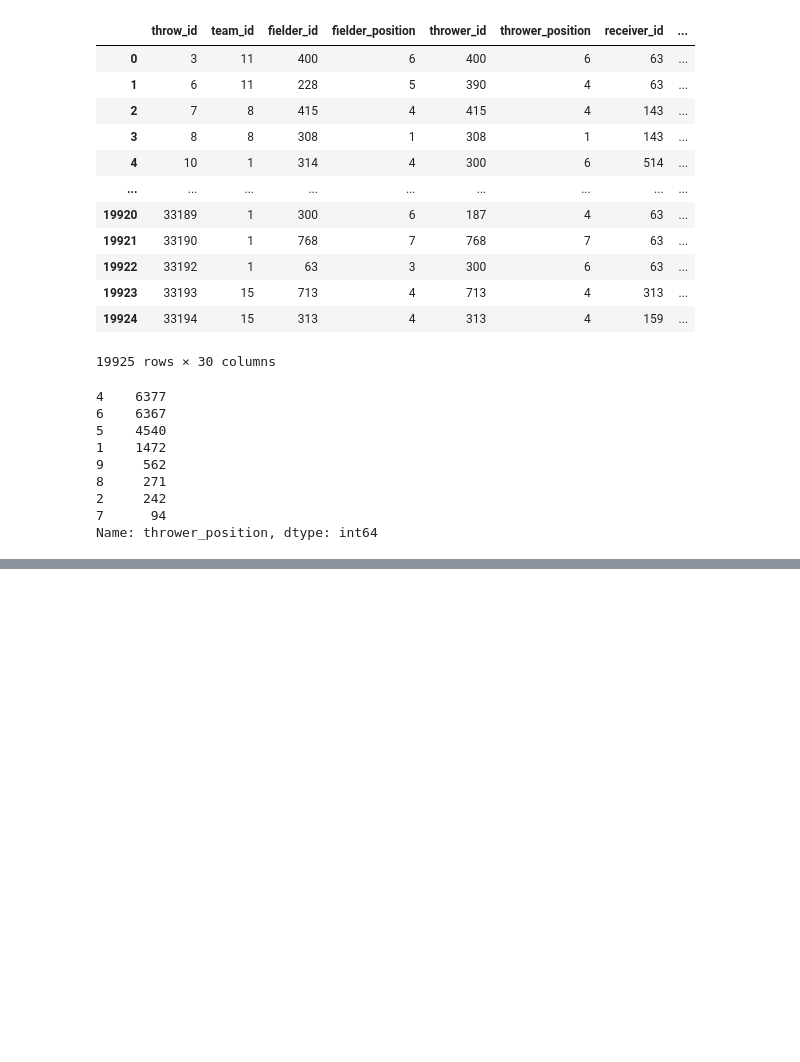
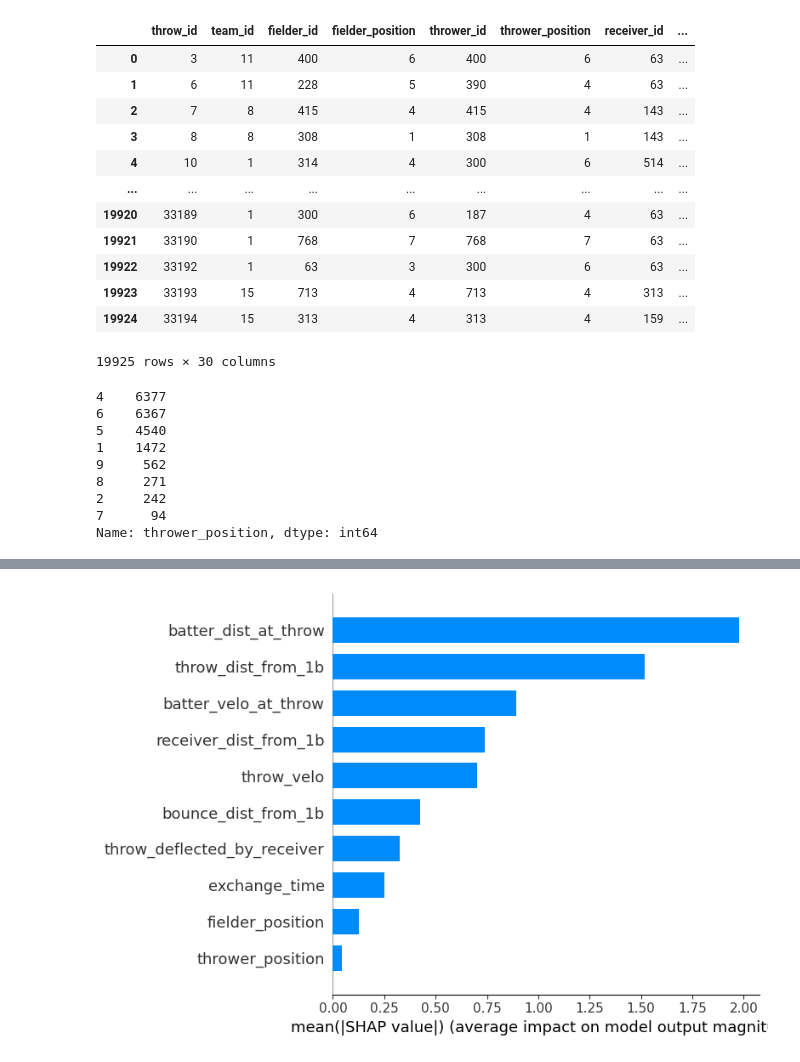
Before and after one commit to sidthakur08/kc-work, a Jupyter notebook: modeling.ipynb, the cells around one changed output, grey strips where cells are left out. Cells and saved outputs as stored; diff of their text form; code cells hidden in the pictures; blank space fills up the shorter version.

```diff
--- a/modeling.ipynb
+++ b/modeling.ipynb
@@ -107,0 +249,4 @@ data
+# %%
+shap.summary_plot(shap_values, X, plot_type='bar')
+# %% [output]
+[figure, added]
```
Also changed, not shown: parts of 17 cells of this notebook.
